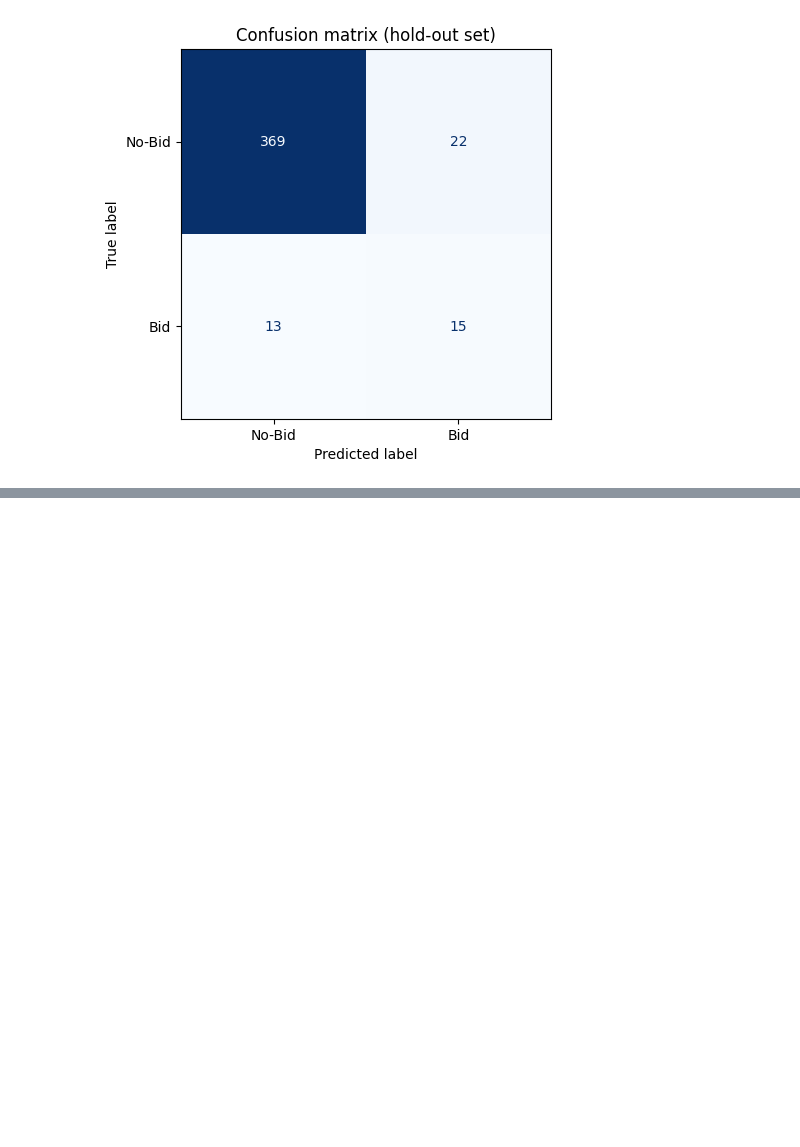
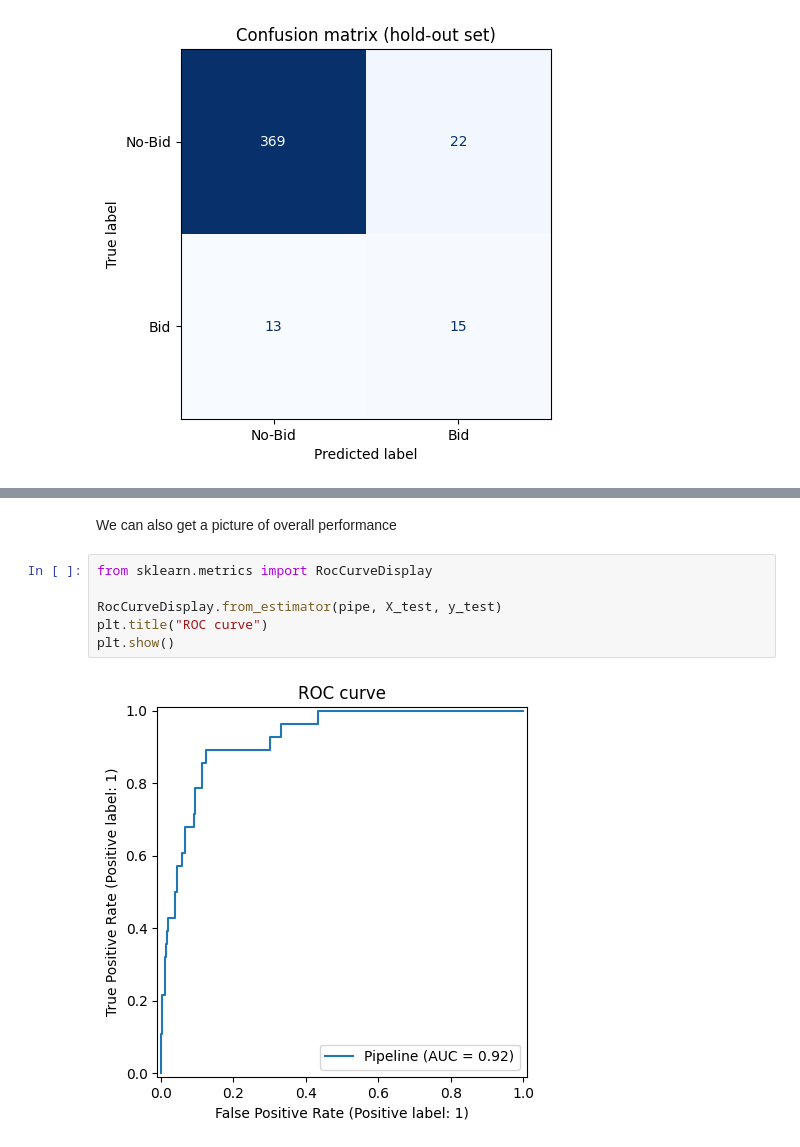
Before and after one commit to robertsweetman/module_2, a Jupyter notebook: python/etenders.ipynb, the cells around one changed output, grey strips where cells are left out. Saved outputs shown, nothing was run; the diff lists cells and outputs as text; blank space fills up the shorter version.

```diff
--- a/python/etenders.ipynb
+++ b/python/etenders.ipynb
@@ -423,0 +513,10 @@ plt.show()
+# %% [markdown]
+We can also get a picture of overall performance
+# %%
+from sklearn.metrics import RocCurveDisplay
+
+RocCurveDisplay.from_estimator(pipe, X_test, y_test)
+plt.title("ROC curve")
+plt.show()
+# %% [output]
+[figure, added]
```
Also changed, not shown: parts of 3 cells of this notebook, 1 other file.
